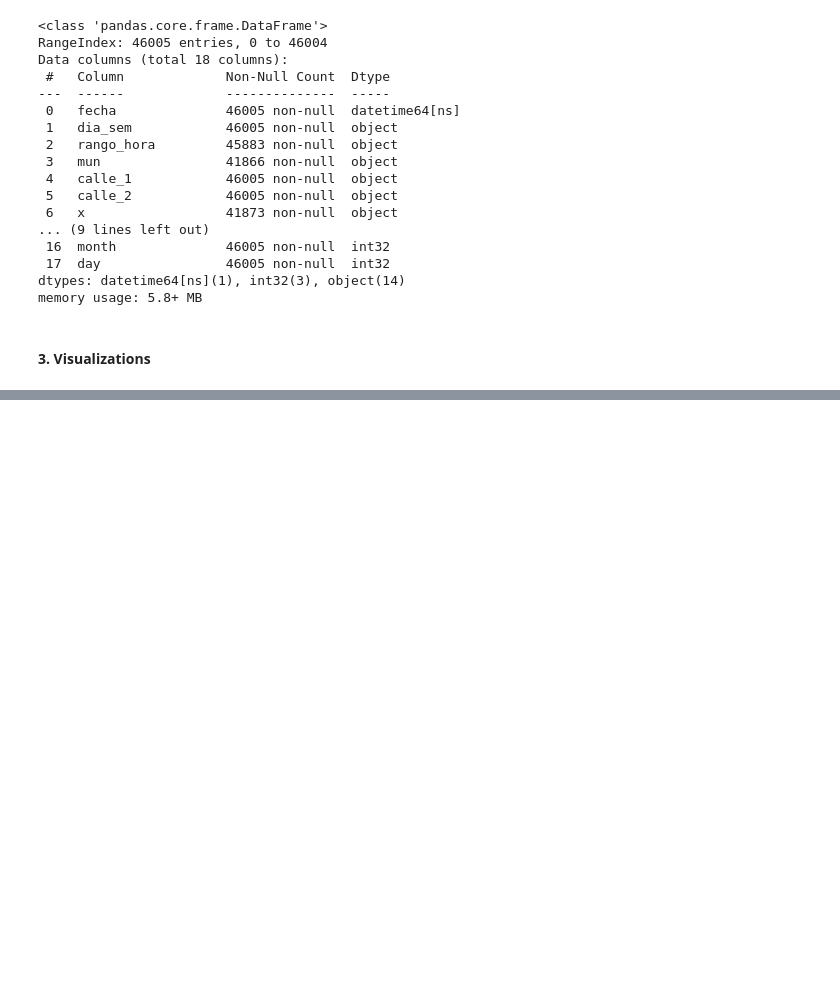
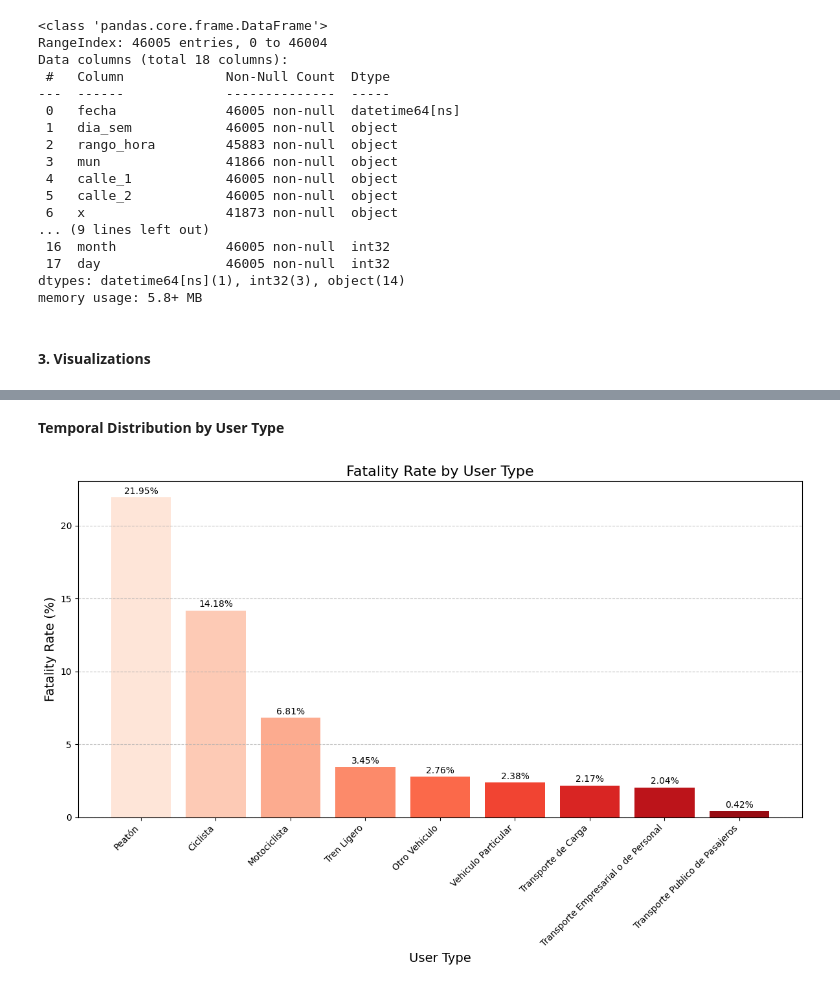
Before and after one commit to isaac-evs/amg_road_accidents_eda, a Jupyter notebook: main.ipynb, the cells around one changed output, grey strips where cells are left out. Drawn from its saved outputs; the diff is of its cells as text; code cells hidden in the pictures; blank space fills up the shorter version.

```diff
--- a/main.ipynb
+++ b/main.ipynb
@@ -382,0 +464,32 @@ memory usage: 5.8+ MB
+# %% [markdown]
+**Temporal Distribution by User Type**
+# %%
+def calculate_fatality_rate(user_type):
+    user_data = df[df['tipo_usuario'] == user_type]
+    total = len(user_data)
+    if total == 0:
+        return 0
+    fatalities = len(user_data[user_data['consecuencia'] == 'Fallecido'])
+    return (fatalities / total) * 100
+
+fatality_rates = {user_type: calculate_fatality_rate(user_type) for user_type in main_user_types}
+fatality_df = pd.Series(fatality_rates).sort_values(ascending=False)
+
+plt.figure(figsize=(12, 8))
+colors = sns.color_palette("Reds", len(fatality_df))
+bars = plt.bar(fatality_df.index, fatality_df.values, color=colors)
+plt.xticks(rotation=45, ha='right')
+plt.title('Fatality Rate by User Type', fontsize=16)
+plt.xlabel('User Type', fontsize=14)
+plt.ylabel('Fatality Rate (%)', fontsize=14)
+plt.grid(axis='y', linestyle='--', alpha=0.7)
+
+for bar in bars:
+    height = bar.get_height()
+    plt.text(bar.get_x() + bar.get_width()/2., height + 0.1,
+             f'{height:.2f}%', ha='center', va='bottom', fontsize=10)
+
+plt.tight_layout()
+plt.show()
+# %% [output]
+[figure, added]
```
Also changed, not shown: parts of 8 cells of this notebook.
